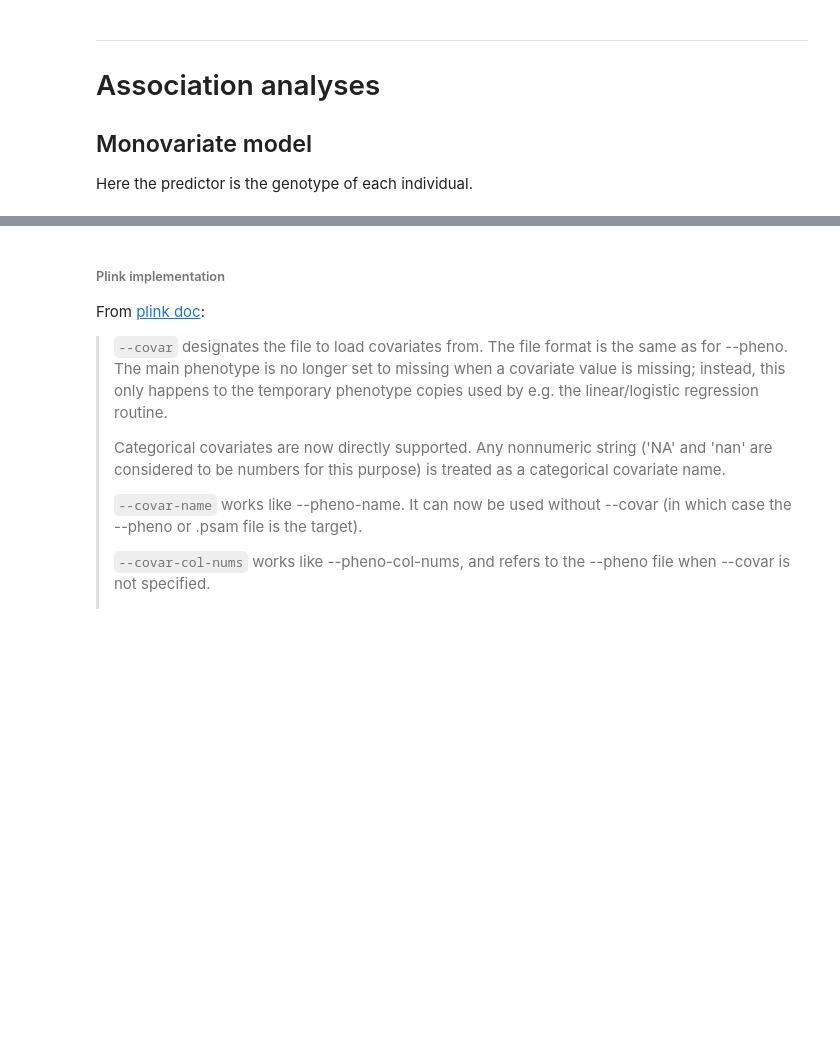
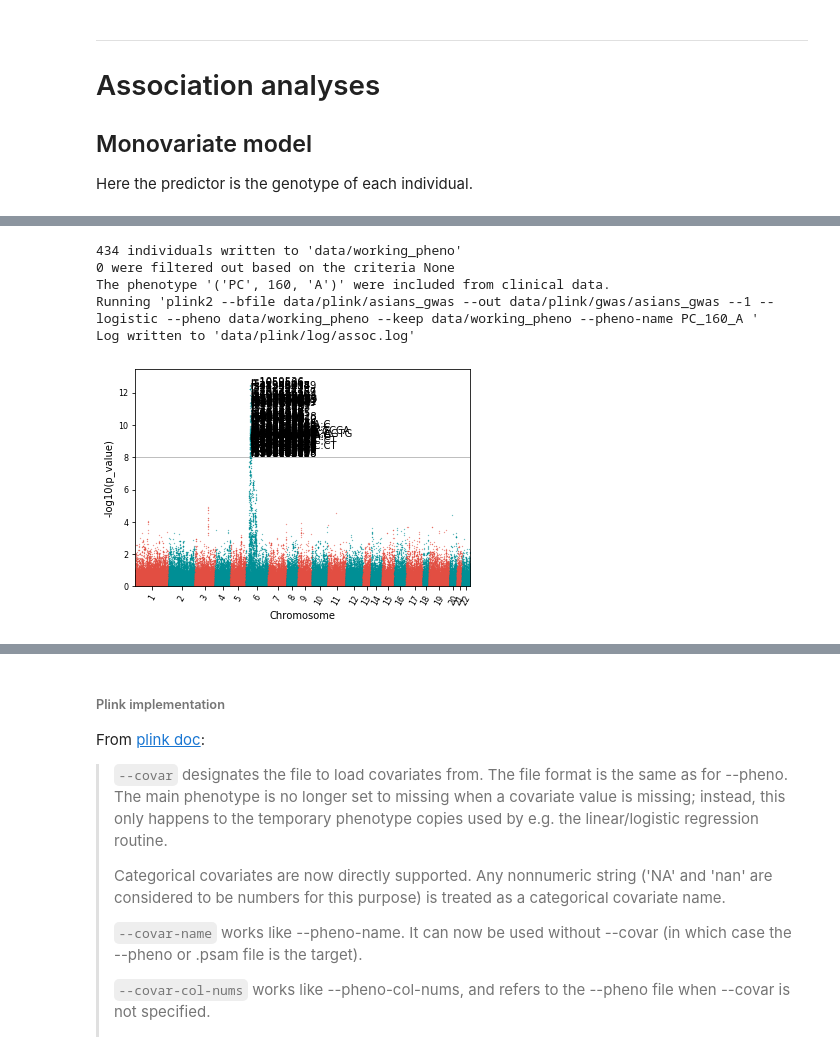
Before and after one commit to matthiaszeller/HBV, a Jupyter notebook: GWAS - Asian individuals.ipynb, the cells around one changed output, grey strips where cells are left out. Drawn from its saved outputs; the diff is of its cells as text; code cells hidden in the pictures; blank space fills up the shorter version.

```diff
--- a/GWAS - Asian individuals.ipynb
+++ b/GWAS - Asian individuals.ipynb
@@ -151,7 +174,18 @@ Log written to 'data/plink/log/assoc.log'
 # %%
-data = FormatData(PATH_ASIANS_GWAS+'.PC_160_A.glm.logistic', sep='\s+', chromosome='#CHROM',
+# Here we simply overwrite on the phenotype S_35_R
+common.write_phenotypes(PATH_ASIANS_GWAS, phenotype=('PC', 160, 'A'), output_path=PATH_WORKING_PHENOTYPES)
+o, e = host.run_gwas(use_pheno="PC_160_A", path_covariates=None, path_phenotypes=PATH_WORKING_PHENOTYPES);
+# No covariates, phenotype is WORKING_PHENOTYPE
+data = FormatData(PATH_ASIANS_GWAS_RESULTS+'.PC_160_A.glm.logistic', sep='\s+', chromosome='#CHROM',
                   p_value='P')
 GenerateManhattan(data, refSNP='ID', significance=8)
+# %% [output]
+434 individuals written to 'data/working_pheno'
+0 were filtered out based on the criteria None
+The phenotype '('PC', 160, 'A')' were included from clinical data.
+Running 'plink2 --bfile data/plink/asians_gwas --out data/plink/gwas/asians_gwas --1 --logistic --pheno data/working_pheno --keep data/working_pheno --pheno-name PC_160_A '
+Log written to 'data/plink/log/assoc.log'
+[figure, added]
 # %% [markdown]
 ***
 # Multivariate association model
```
Also changed, not shown: parts of 24 cells of this notebook, 1 other file.
